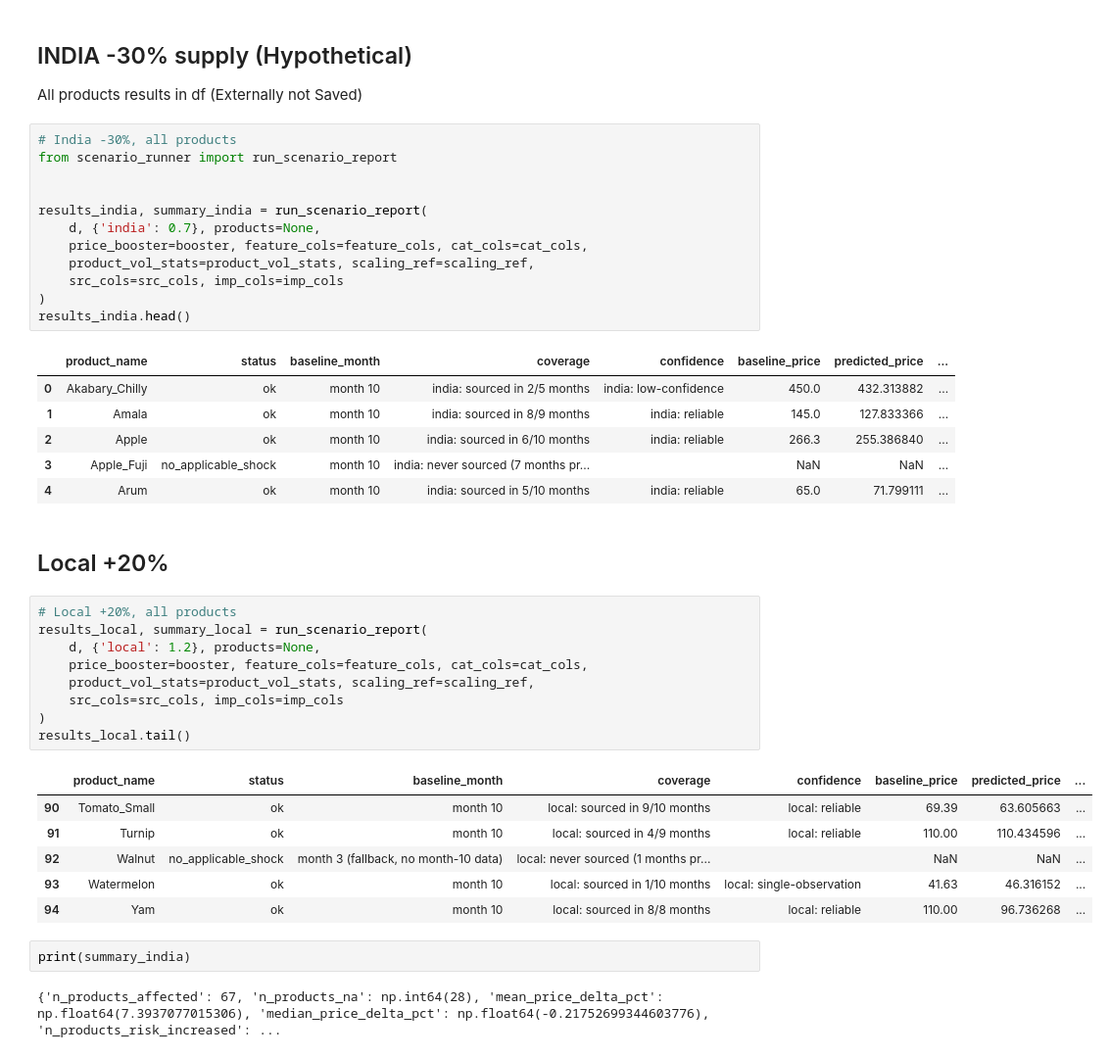
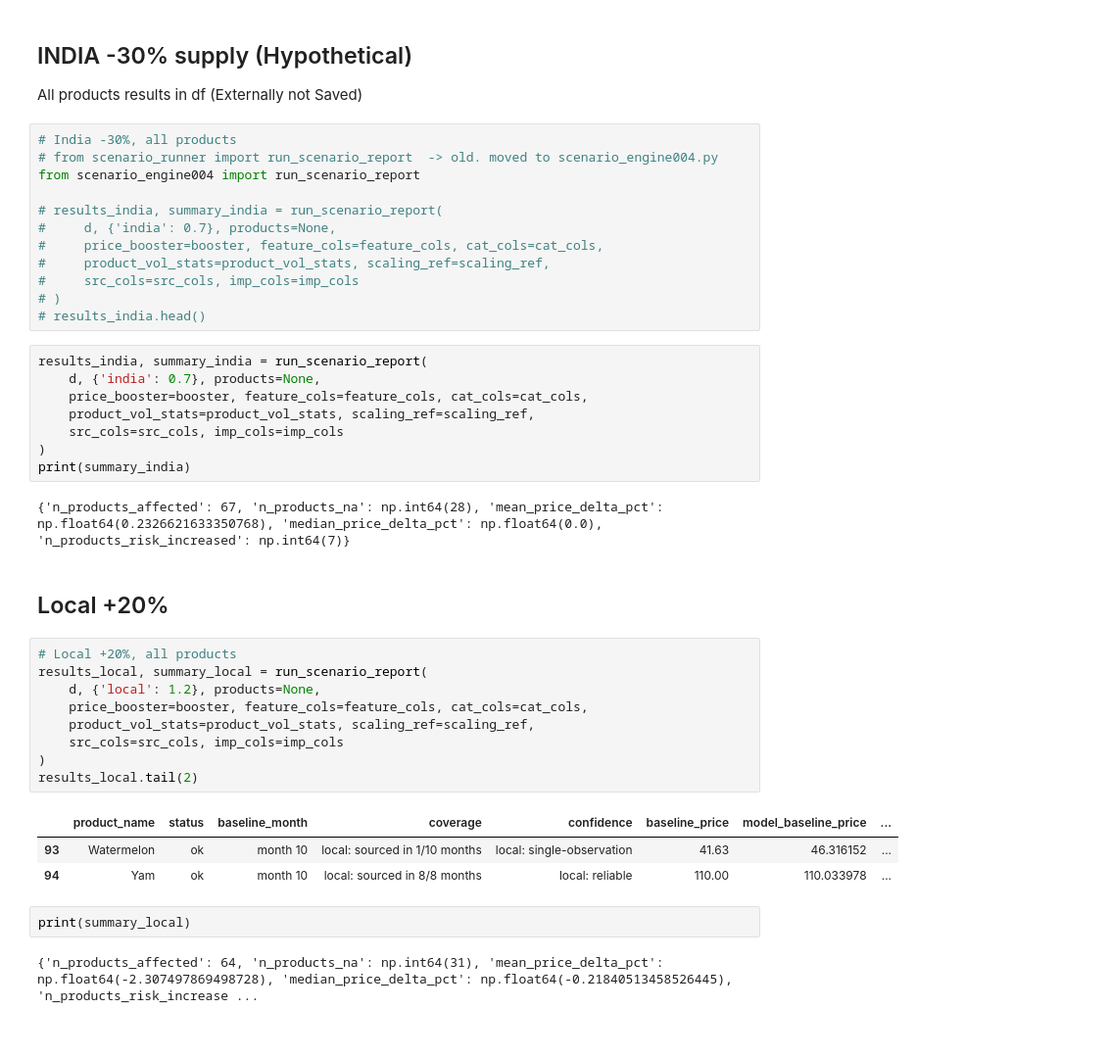
Before and after one commit to kamalpokhara/apioloooo, a Jupyter notebook: src/004scenario_test.ipynb, the cells around one changed output. Shown at 98% size. Cells and saved outputs as stored; diff of their text form.

Commit message:
Finish scenario engine and clean structure

```diff
--- a/src/004scenario_test.ipynb
+++ b/src/004scenario_test.ipynb
@@ -57,43 +69,43 @@ Product         Status               Coverage                       BaselinePric
 All products results in df (Externally not Saved)
 # %%
 # India -30%, all products
-from scenario_runner import run_scenario_report
+# from scenario_runner import run_scenario_report  -> old. moved to scenario_engine004.py
+from scenario_engine004 import run_scenario_report
 
-
-results_india, summary_india = run_scenario_report(
-    d, {'india': 0.7}, products=None,
-    price_booster=booster, feature_cols=feature_cols, cat_cols=cat_cols,
-    product_vol_stats=product_vol_stats, scaling_ref=scaling_ref,
-    src_cols=src_cols, imp_cols=imp_cols
-)
-results_india.head()
+# results_india, summary_india = run_scenario_report(
+#     d, {'india': 0.7}, products=None,
+#     price_booster=booster, feature_cols=feature_cols, cat_cols=cat_cols,
+#     product_vol_stats=product_vol_stats, scaling_ref=scaling_ref,
+#     src_cols=src_cols, imp_cols=imp_cols
+# )
+# results_india.head()
-# %% [output]
-|  | product_name | status | baseline_month | coverage | confidence | baseline_price | predicted_price | ... |
-| 0 | Akabary_Chilly | ok | month 10 | india: sourced in 2/5 months | india: low-confidence | 450.0 | 432.313882 | ... |
-| 1 | Amala | ok | month 10 | india: sourced in 8/9 months | india: reliable | 145.0 | 127.833366 | ... |
-| 2 | Apple | ok | month 10 | india: sourced in 6/10 months | india: reliable | 266.3 | 255.386840 | ... |
-| 3 | Apple_Fuji | no_applicable_shock | month 10 | india: never sourced (7 months pr... |  | NaN | NaN | ... |
-| 4 | Arum | ok | month 10 | india: sourced in 5/10 months | india: reliable | 65.0 | 71.799111 | ... |
+# %%
+results_india, summary_india = run_scenario_report(
+    d, {'india': 0.7}, products=None,
+    price_booster=booster, feature_cols=feature_cols, cat_cols=cat_cols,
+    product_vol_stats=product_vol_stats, scaling_ref=scaling_ref,
+    src_cols=src_cols, imp_cols=imp_cols
+)
+print(summary_india)
+# %% [output]
+{'n_products_affected': 67, 'n_products_na': np.int64(28), 'mean_price_delta_pct': np.float64(0.2326621633350768), 'median_price_delta_pct': np.float64(0.0), 'n_products_risk_increased': np.int64(7)}
 # %% [markdown]
 ## Local +20%
 # %%
 # Local +20%, all products
 results_local, summary_local = run_scenario_report(
     d, {'local': 1.2}, products=None,
     price_booster=booster, feature_cols=feature_cols, cat_cols=cat_cols,
     product_vol_stats=product_vol_stats, scaling_ref=scaling_ref,
     src_cols=src_cols, imp_cols=imp_cols
 )
-results_local.tail()
+results_local.tail(2)
 # %% [output]
-|  | product_name | status | baseline_month | coverage | confidence | baseline_price | predicted_price | ... |
-| 90 | Tomato_Small | ok | month 10 | local: sourced in 9/10 months | local: reliable | 69.39 | 63.605663 | ... |
-| 91 | Turnip | ok | month 10 | local: sourced in 4/9 months | local: reliable | 110.00 | 110.434596 | ... |
-| 92 | Walnut | no_applicable_shock | month 3 (fallback, no month-10 data) | local: never sourced (1 months pr... |  | NaN | NaN | ... |
+|  | product_name | status | baseline_month | coverage | confidence | baseline_price | model_baseline_price | ... |
 | 93 | Watermelon | ok | month 10 | local: sourced in 1/10 months | local: single-observation | 41.63 | 46.316152 | ... |
-| 94 | Yam | ok | month 10 | local: sourced in 8/8 months | local: reliable | 110.00 | 96.736268 | ... |
+| 94 | Yam | ok | month 10 | local: sourced in 8/8 months | local: reliable | 110.00 | 110.033978 | ... |
 # %%
-print(summary_india)
+print(summary_local)
 # %% [output]
-{'n_products_affected': 67, 'n_products_na': np.int64(28), 'mean_price_delta_pct': np.float64(7.3937077015306), 'median_price_delta_pct': np.float64(-0.21752699344603776), 'n_products_risk_increased': ...
+{'n_products_affected': 64, 'n_products_na': np.int64(31), 'mean_price_delta_pct': np.float64(-2.307497869498728), 'median_price_delta_pct': np.float64(-0.21840513458526445), 'n_products_risk_increase ...
 # %%
```
Also changed, not shown: parts of 19 cells of this notebook, 30 other files.
